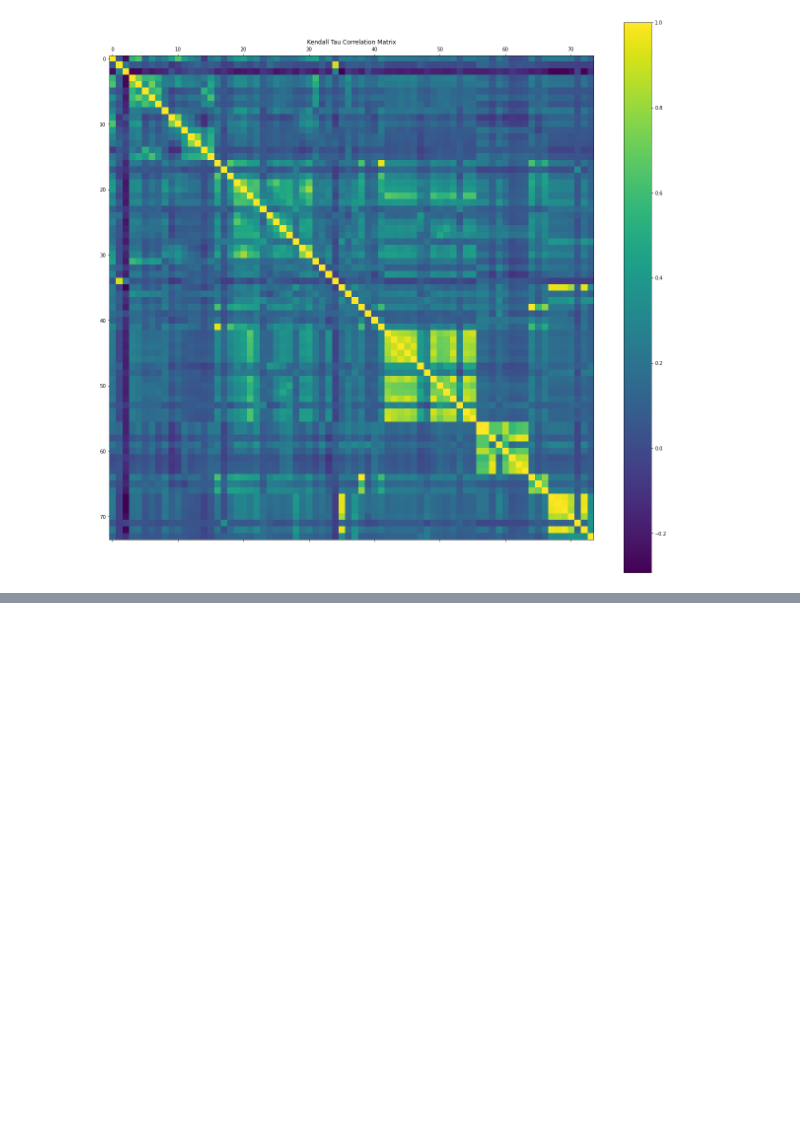
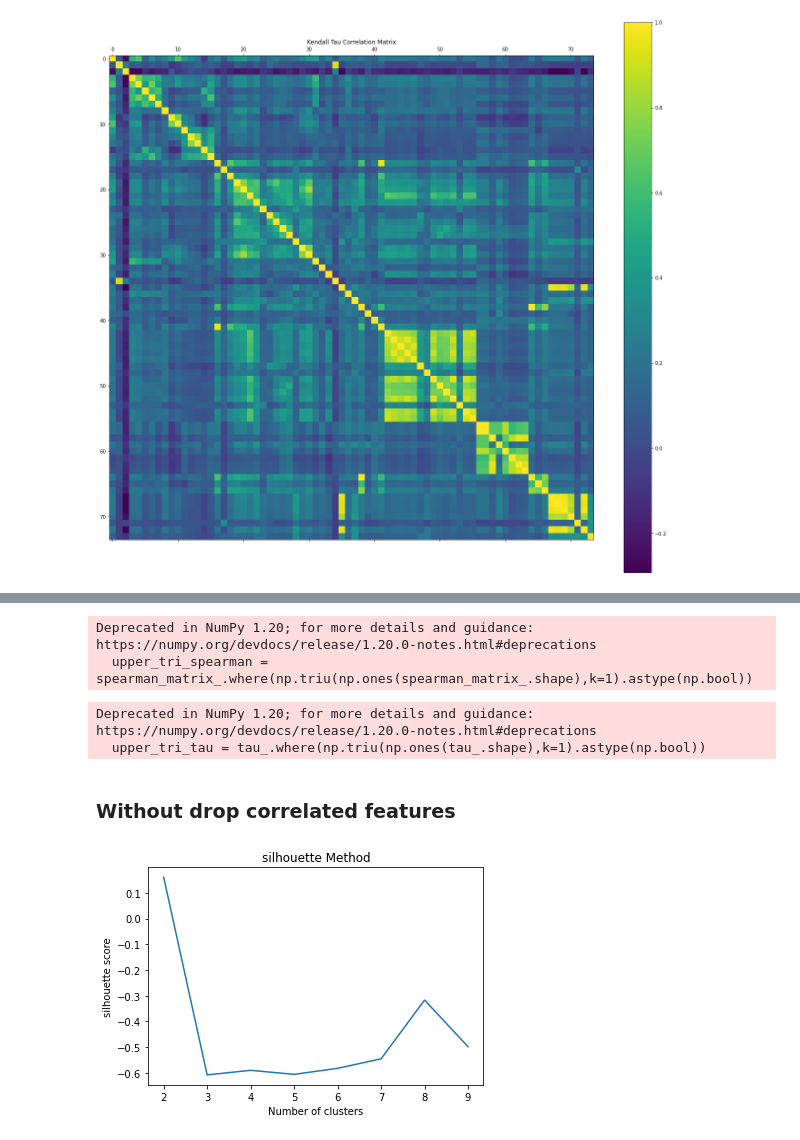
Before and after one commit to Eponeshnikov/ASMetrics, a Jupyter notebook: main.ipynb, the cells around one changed output, grey strips where cells are left out. Drawn from its saved outputs; the diff is of its cells as text; code cells hidden in the pictures; blank space fills up the shorter version.

Commit message:
clustering

```diff
--- a/main.ipynb
+++ b/main.ipynb
@@ -223,0 +250,39 @@ correlation between wf_avg_success_duration and wf_avg_successes_per_day_real is
+# %%
+spearman_matrix_ = pd.DataFrame(spearman_matrix)
+upper_tri_spearman = spearman_matrix_.where(np.triu(np.ones(spearman_matrix_.shape),k=1).astype(np.bool))
+to_drop_spearman = [column for column in upper_tri_spearman.columns if any(upper_tri_spearman[column] > 0.9)]
+df_dropped_spearman = df.drop(df.columns[to_drop_spearman], axis=1)
+# %% [output]
+Deprecated in NumPy 1.20; for more details and guidance: https://numpy.org/devdocs/release/1.20.0-notes.html#deprecations
+  upper_tri_spearman = spearman_matrix_.where(np.triu(np.ones(spearman_matrix_.shape),k=1).astype(np.bool))
+# %%
+tau_ = pd.DataFrame(tau)
+upper_tri_tau = tau_.where(np.triu(np.ones(tau_.shape),k=1).astype(np.bool))
+to_drop_tau = [column for column in upper_tri_tau.columns if any(upper_tri_tau[column] > 0.9)]
+df_dropped_tau = df.drop(df.columns[to_drop_tau], axis=1)
+# %% [output]
+Deprecated in NumPy 1.20; for more details and guidance: https://numpy.org/devdocs/release/1.20.0-notes.html#deprecations
+  upper_tri_tau = tau_.where(np.triu(np.ones(tau_.shape),k=1).astype(np.bool))
+# %% [markdown]
+### Without drop correlated features
+# %%
+from sklearn.cluster import KMeans
+from sklearn.preprocessing import MinMaxScaler
+from sklearn.decomposition import PCA
+from sklearn.cluster import DBSCAN
+from sklearn.metrics import silhouette_score
+scaler = MinMaxScaler()
+# %%
+sil = []
+for k in range(2, 10):
+    kmeans = KMeans(n_clusters=k, random_state=0, init='k-means++')
+    kmeans.fit(scaler.fit_transform(df))
+    sil.append(silhouette_score(df, kmeans.labels_))
+# %%
+plt.plot(range(2, 10), sil)
+plt.title('silhouette Method')
+plt.xlabel('Number of clusters')
+plt.ylabel('silhouette score')
+plt.show()
+# %% [output]
+[figure, added]
```
Also changed, not shown: parts of 21 cells of this notebook, 3 other files.
